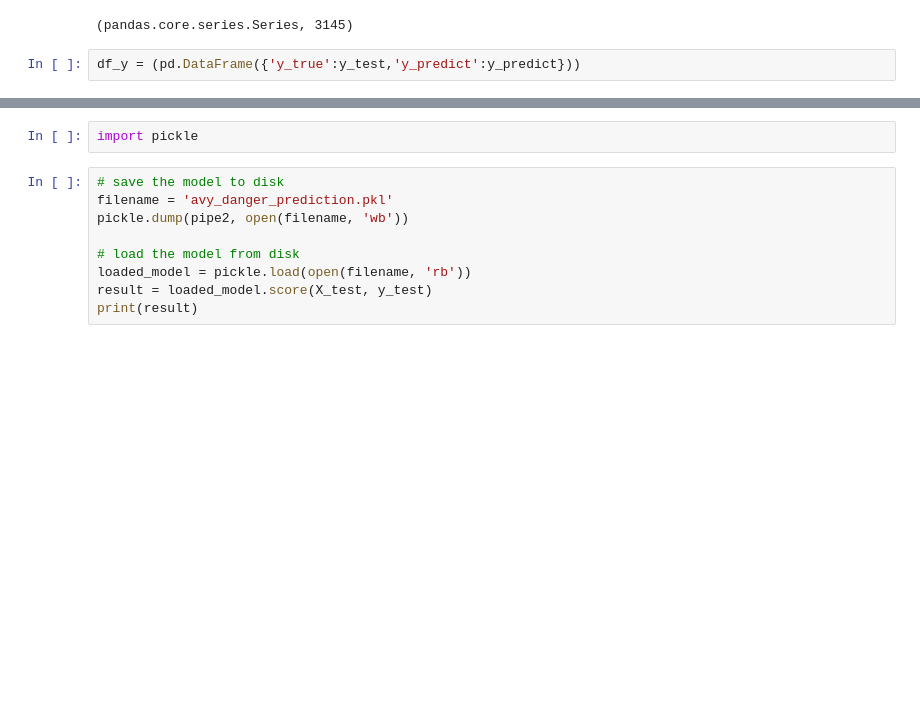
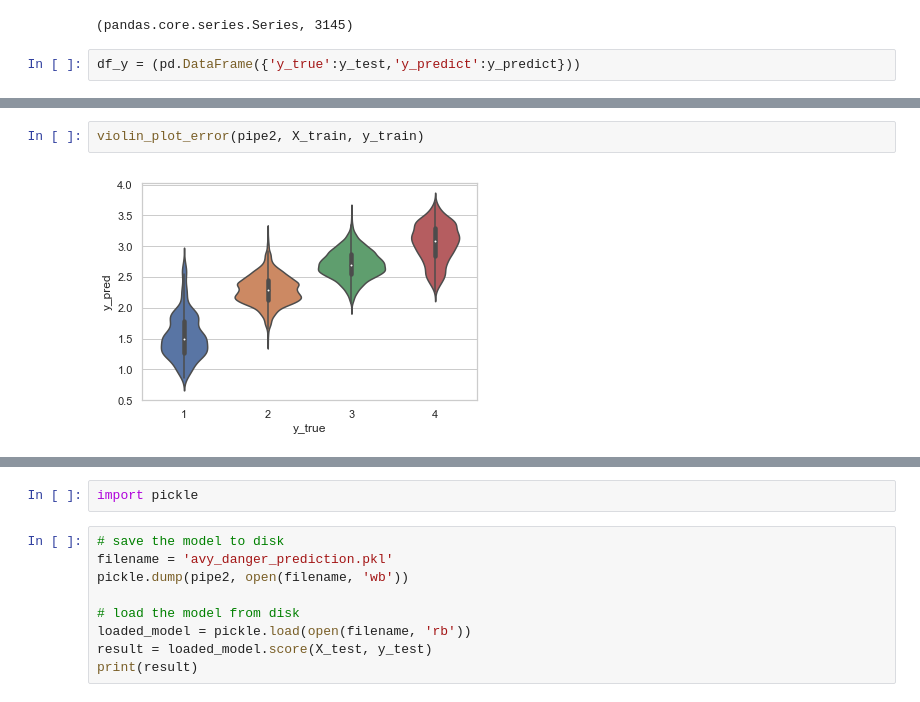
Before and after one commit to kevintheduu/avalanche-predictor, a Jupyter notebook: nb_archive/model_6.ipynb, the cells around one changed output, grey strips where cells are left out. Saved outputs shown, nothing was run; the diff lists cells and outputs as text; blank space fills up the shorter version.

```diff
--- a/nb_archive/model_6.ipynb
+++ b/nb_archive/model_6.ipynb
@@ -320,0 +508,4 @@ df_violin = pd.melt(df_y,var_name='groups',value_name='danger level')
+# %%
+violin_plot_error(pipe2, X_train, y_train)
+# %% [output]
+[figure, added]
```
Also changed, not shown: parts of 51 cells of this notebook, 32 other files.
